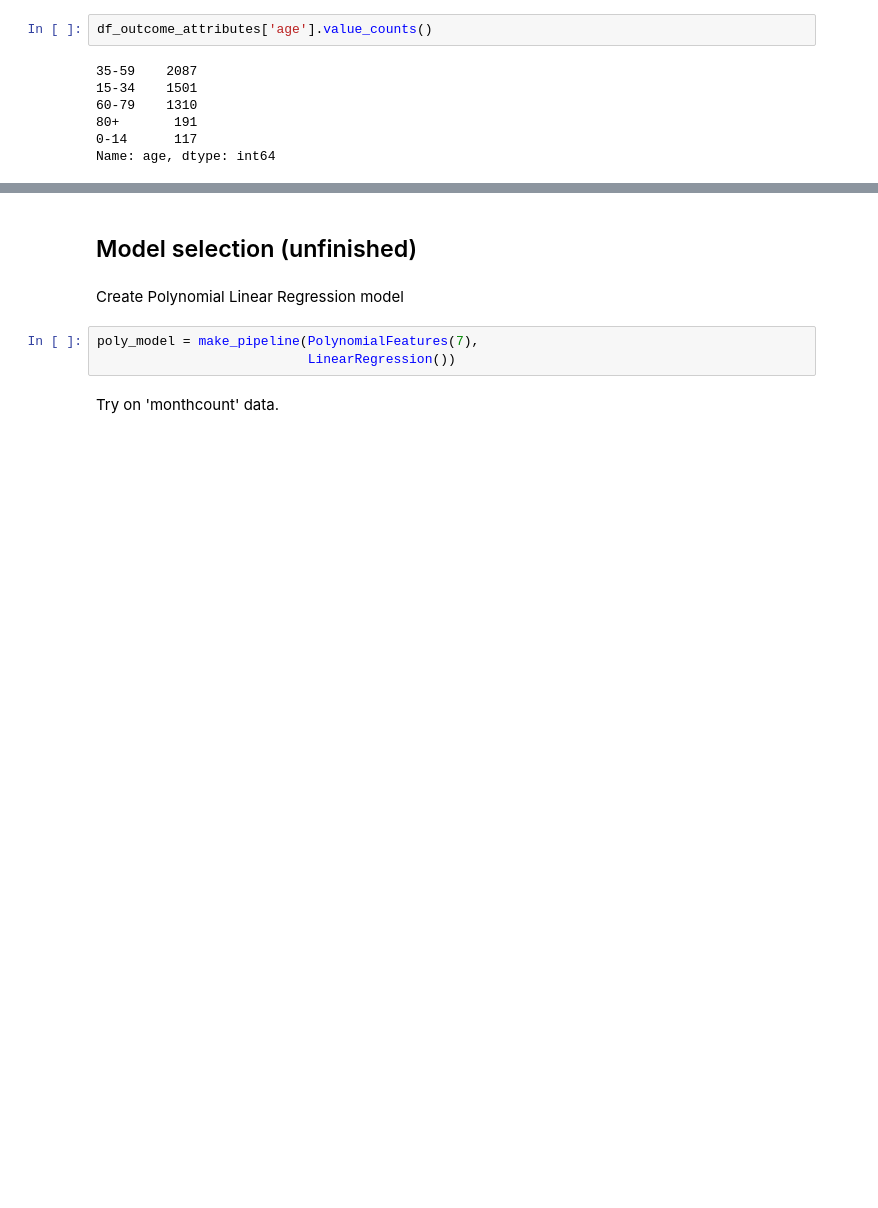
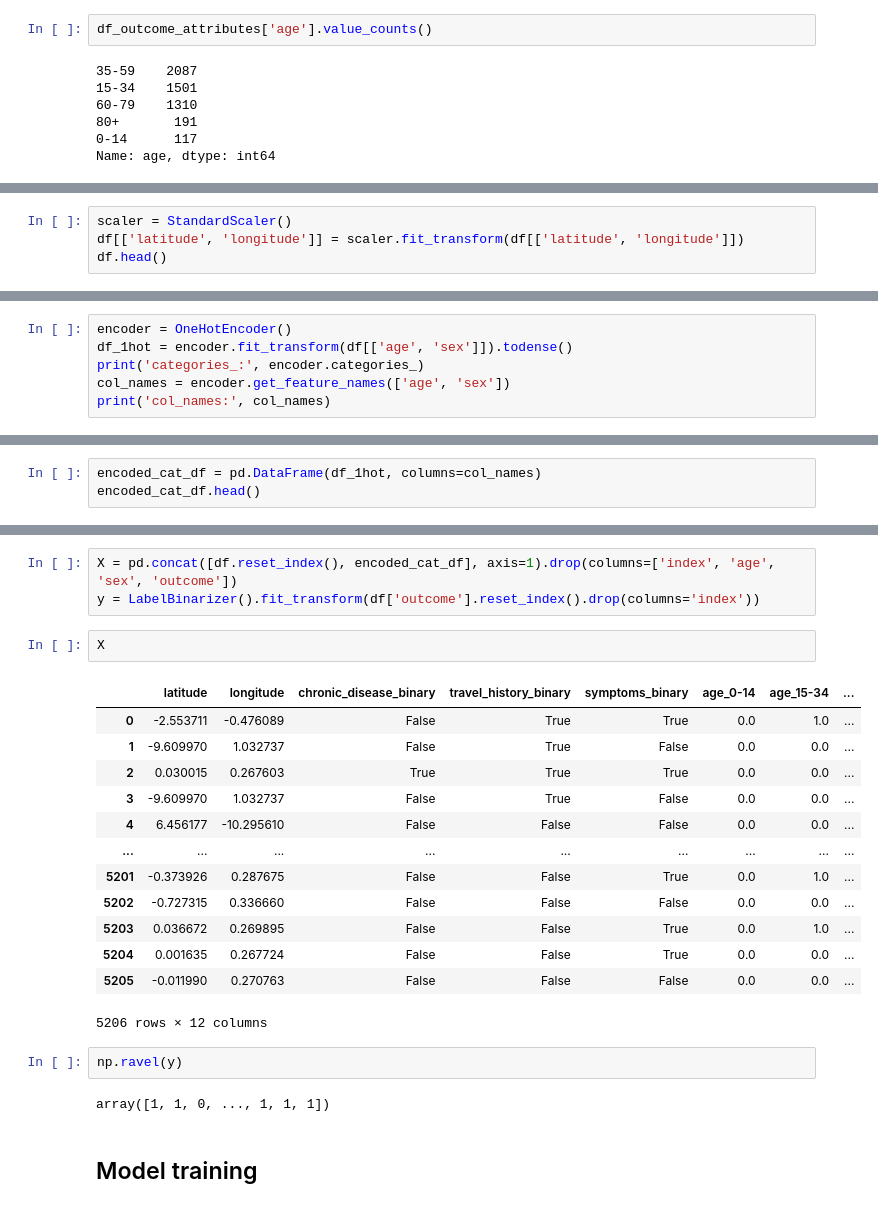
Before and after one commit to mattchap2/machine-learning, a Jupyter notebook: source-code.ipynb, the cells around one changed output, grey strips where cells are left out. Saved outputs shown, nothing was run; the diff lists cells and outputs as text; blank space fills up the shorter version.

Commit message:
Create 'Data cleaning (2)', 'Data transformation', 'Model training' in code

```diff
--- a/source-code.ipynb
+++ b/source-code.ipynb
@@ -893,0 +943,4 @@ Name: age, dtype: int64
+# %%
+scaler = StandardScaler()
+df[['latitude', 'longitude']] = scaler.fit_transform(df[['latitude', 'longitude']])
+df.head()
@@ -893,0 +956,6 @@ Name: age, dtype: int64
+# %%
+encoder = OneHotEncoder()
+df_1hot = encoder.fit_transform(df[['age', 'sex']]).todense()
+print('categories_:', encoder.categories_)
+col_names = encoder.get_feature_names(['age', 'sex'])
+print('col_names:', col_names)
@@ -893,0 +966,3 @@ Name: age, dtype: int64
+# %%
+encoded_cat_df = pd.DataFrame(df_1hot, columns=col_names)
+encoded_cat_df.head()
@@ -894,9 +976,25 @@ Name: age, dtype: int64
+# %%
+X = pd.concat([df.reset_index(), encoded_cat_df], axis=1).drop(columns=['index', 'age', 'sex', 'outcome'])
+y = LabelBinarizer().fit_transform(df['outcome'].reset_index().drop(columns='index'))
+# %%
+X
+# %% [output]
+|  | latitude | longitude | chronic_disease_binary | travel_history_binary | symptoms_binary | age_0-14 | age_15-34 | ... |
+| 0 | -2.553711 | -0.476089 | False | True | True | 0.0 | 1.0 | ... |
+| 1 | -9.609970 | 1.032737 | False | True | False | 0.0 | 0.0 | ... |
+| 2 | 0.030015 | 0.267603 | True | True | True | 0.0 | 0.0 | ... |
+| 3 | -9.609970 | 1.032737 | False | True | False | 0.0 | 0.0 | ... |
+| 4 | 6.456177 | -10.295610 | False | False | False | 0.0 | 0.0 | ... |
+| ... | ... | ... | ... | ... | ... | ... | ... | ... |
+| 5201 | -0.373926 | 0.287675 | False | False | True | 0.0 | 1.0 | ... |
+| 5202 | -0.727315 | 0.336660 | False | False | False | 0.0 | 0.0 | ... |
+| 5203 | 0.036672 | 0.269895 | False | False | True | 0.0 | 1.0 | ... |
+| 5204 | 0.001635 | 0.267724 | False | False | True | 0.0 | 0.0 | ... |
+| 5205 | -0.011990 | 0.270763 | False | False | False | 0.0 | 0.0 | ... |
+5206 rows × 12 columns
+# %%
+np.ravel(y)
+# %% [output]
+array([1, 1, 0, ..., 1, 1, 1])
 # %% [markdown]
-## Model selection (unfinished)
+## Model training
-# %% [markdown]
-Create Polynomial Linear Regression model
-# %%
-poly_model = make_pipeline(PolynomialFeatures(7),
-                           LinearRegression())
-# %% [markdown]
-Try on 'monthcount' data.
```
Also changed, not shown: parts of 37 cells of this notebook.
